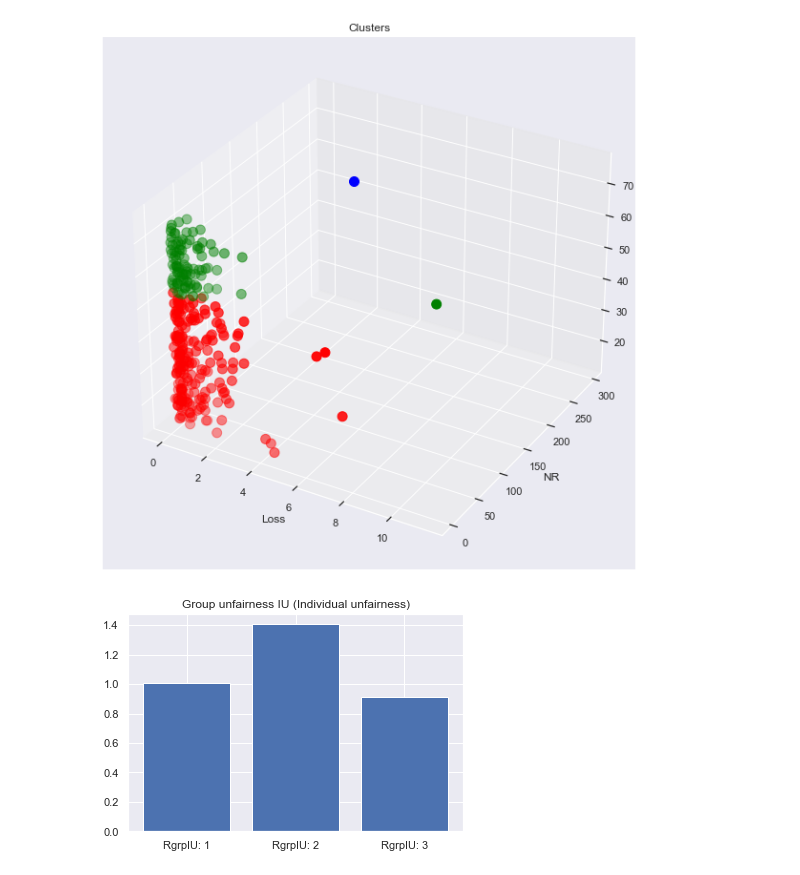
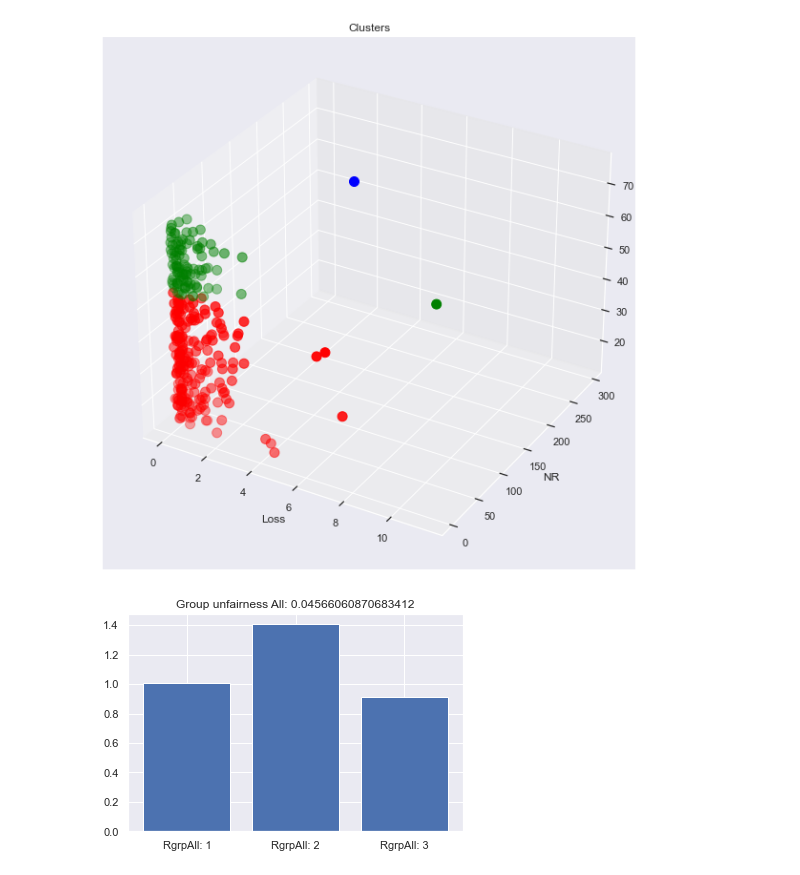
Before and after one commit to ravarmes/recsys-cluster-loss, a Jupyter notebook: src/TestCluster_Books_All.ipynb, the cells around one changed output. Cells and saved outputs as stored; diff of their text form; code cells hidden in the pictures.

```diff
--- a/src/TestCluster_Books_All.ipynb
+++ b/src/TestCluster_Books_All.ipynb
@@ -330,10 +330,11 @@ G = {1: [254, 638, 882, 929, 1131, 1155, 1161, 1178, 1192, 1214, 1219, 1248, 124
 
 glv = GroupLossVariance(X, omega, G, 1) #axis = 1 (0 rows e 1 columns)
-losses_RgrpIU = glv.get_losses(X_est)
+losses_RgrpAll = glv.get_losses(X_est)
+RgrpAll = glv.evaluate(X_est)
 
-RgrpIU_groups = ['RgrpIU: 1', 'RgrpIU: 2', 'RgrpIU: 3']
-plt.bar(RgrpIU_groups, losses_RgrpIU)
-plt.title('Group unfairness IU (Individual unfairness)')
+RgrpIU_groups = ['RgrpAll: 1', 'RgrpAll: 2', 'RgrpAll: 3']
+plt.bar(RgrpIU_groups, losses_RgrpAll)
+plt.title('Group unfairness All: ' + str(RgrpAll))
 plt.show()
 # %% [output]
-[figure, old version]
+[figure, new version]
```
Also changed, not shown: 20 other files.
